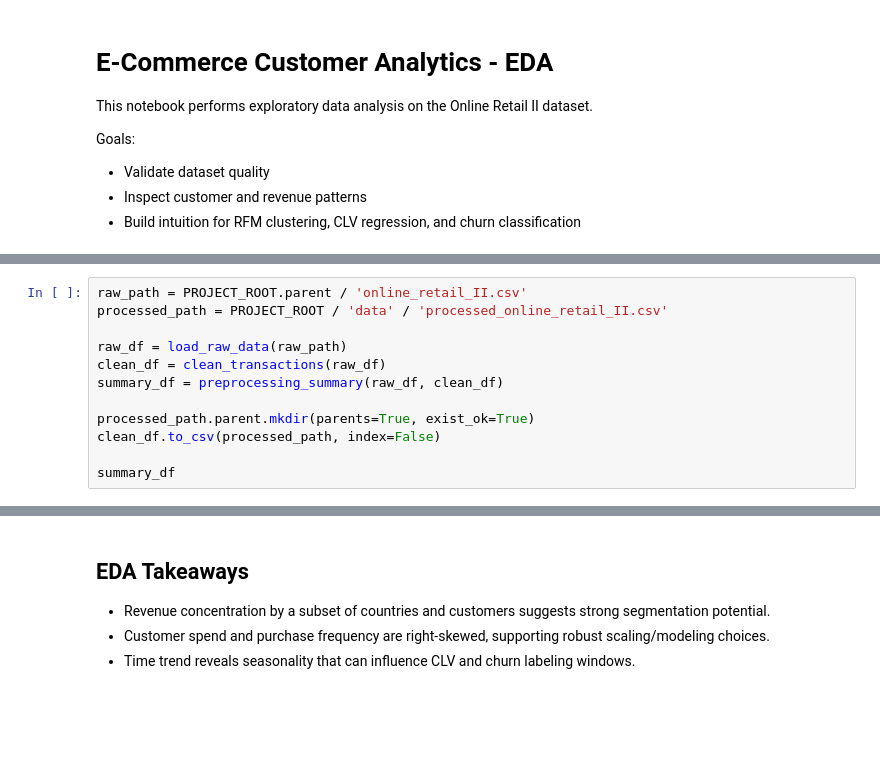
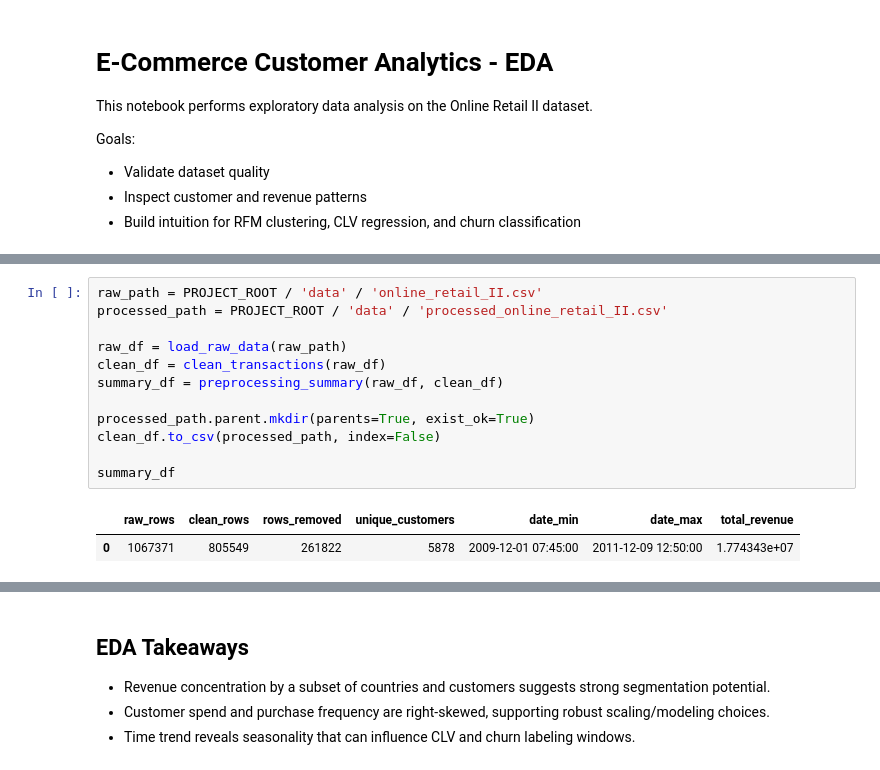
Before and after one commit to orewagaurav/ecommerce-customer-analytics-ml, a Jupyter notebook: project/notebooks/eda.ipynb, the cells around one changed output, grey strips where cells are left out. Saved outputs shown, nothing was run; the diff lists cells and outputs as text; blank space fills up the shorter version.

```diff
--- a/project/notebooks/eda.ipynb
+++ b/project/notebooks/eda.ipynb
@@ -26,14 +28,17 @@ from src.data_preprocessing import load_raw_data, clean_transactions, preprocess
 # %%
-raw_path = PROJECT_ROOT.parent / 'online_retail_II.csv'
+raw_path = PROJECT_ROOT / 'data' / 'online_retail_II.csv'
 processed_path = PROJECT_ROOT / 'data' / 'processed_online_retail_II.csv'
 
 raw_df = load_raw_data(raw_path)
 clean_df = clean_transactions(raw_df)
 summary_df = preprocessing_summary(raw_df, clean_df)
 
 processed_path.parent.mkdir(parents=True, exist_ok=True)
 clean_df.to_csv(processed_path, index=False)
 
 summary_df
+# %% [output]
+|  | raw_rows | clean_rows | rows_removed | unique_customers | date_min | date_max | total_revenue |
+| 0 | 1067371 | 805549 | 261822 | 5878 | 2009-12-01 07:45:00 | 2011-12-09 12:50:00 | 1.774343e+07 |
 # %%
 clean_df.head()
```
Also changed, not shown: parts of 8 cells of this notebook, 6 other files.
